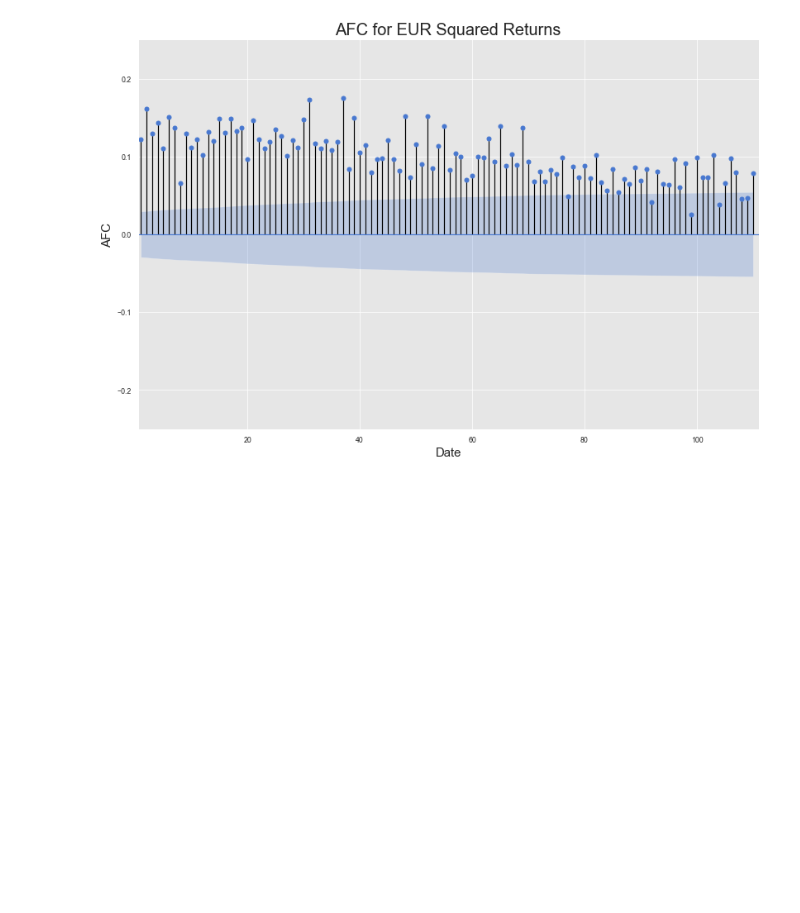
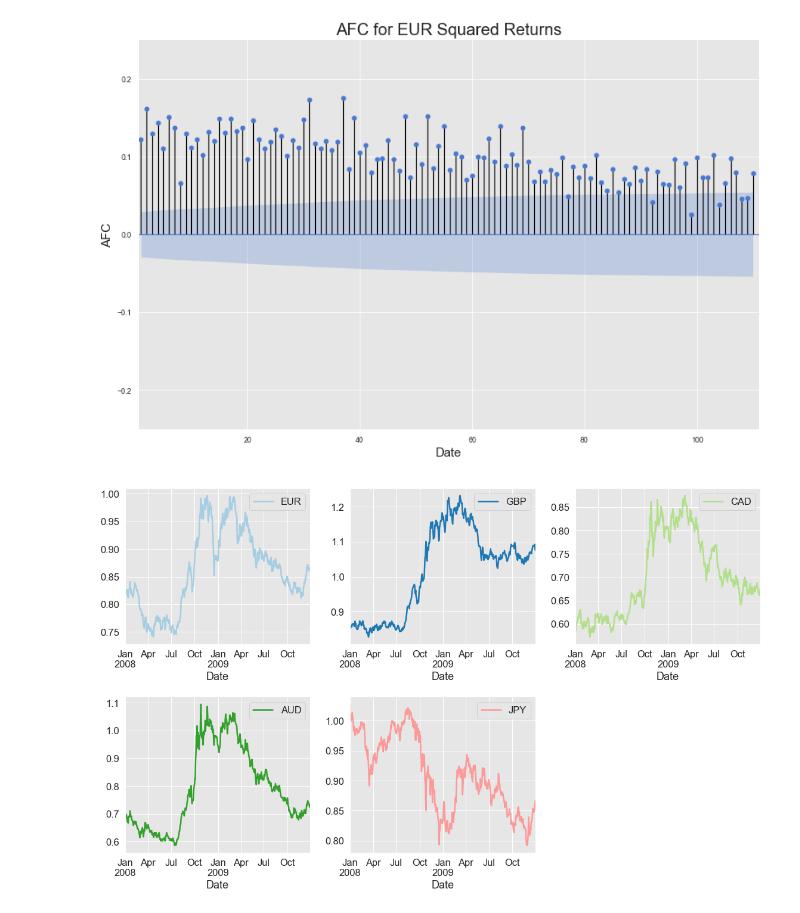
Before and after one commit to FinTrek/algo_trading_book, a Jupyter notebook: notebooks/Multivariate_Time_Series_Models.ipynb, the cells around one changed output. Saved outputs shown, nothing was run; the diff lists cells and outputs as text; code cells hidden in the pictures; blank space fills up the shorter version.

```diff
--- a/notebooks/Multivariate_Time_Series_Models.ipynb
+++ b/notebooks/Multivariate_Time_Series_Models.ipynb
@@ -134,3 +128,14 @@ _ = ax.set_title('AFC for EUR Squared Returns',fontsize = 20)
 plt.show()
 # %% [output]
 [figure]
+# %%
+fig,ax = plt.subplots(2,3,figsize=(16,10),sharex=False)
+_ = fx_rates.loc['2008':'2009'].plot(subplots=True,ax = ax.reshape(6,)[:5])
+_ = ax[1,2].set_visible(False)
+sns.despine()
+plt.tight_layout()
+plt.savefig('./book/chapters/chapter_mvts/figures/pcointser.png',format='png',dpi=100,bbox_inches='tight')
+_ = plt.title('Cointegrated Series',fontsize = 20)
+plt.show()
+# %% [output]
+[figure, added]
```
Also changed, not shown: parts of 11 cells of this notebook, 11 other files.
